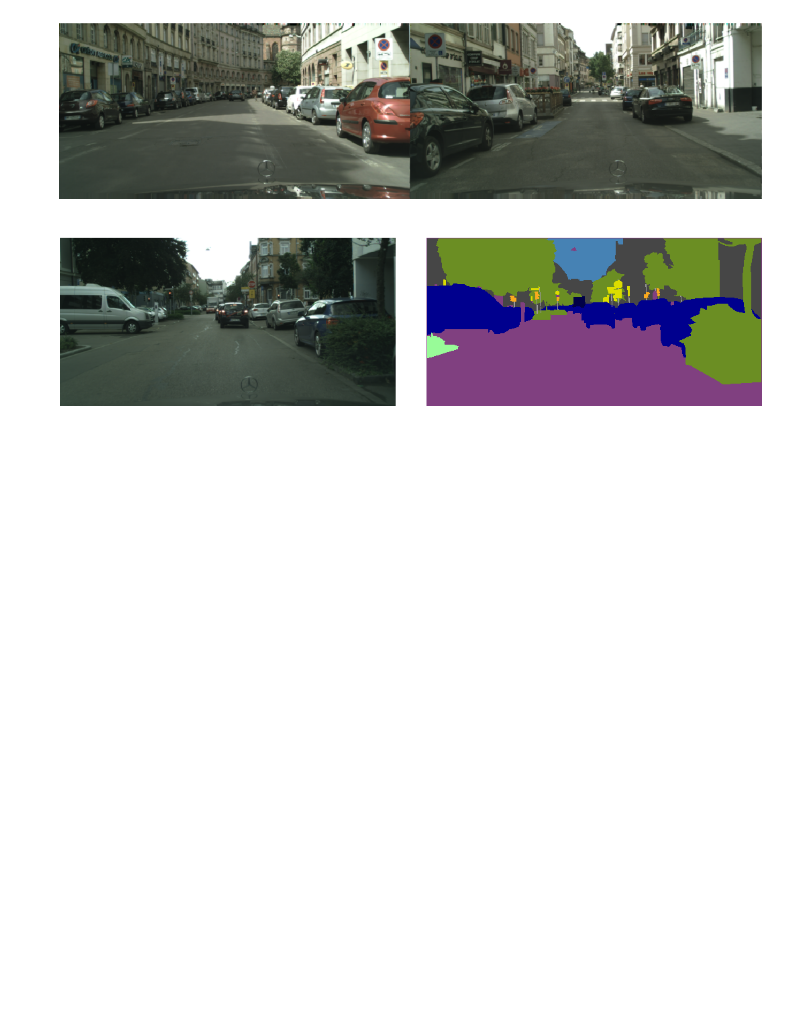
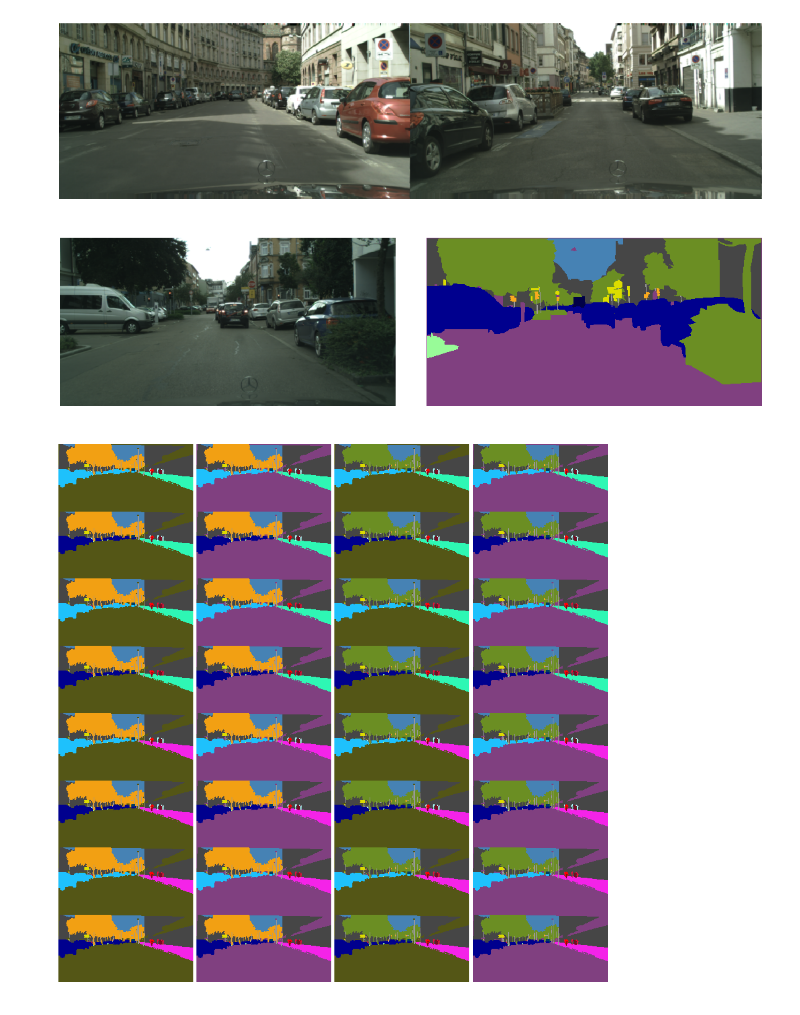
Before and after one commit to EkaterinaGlazkova/ProbabilisticUnet, a Jupyter notebook: Visualizations.ipynb, the cells around one changed output. Cells and saved outputs as stored; diff of their text form; code cells hidden in the pictures; blank space fills up the shorter version.

```diff
--- a/Visualizations.ipynb
+++ b/Visualizations.ipynb
@@ -83,3 +102,24 @@ visualization_utils.show_dataset_random_examples(train_dataset, 2)
 visualization_utils.show_item(train_dataset, 345)
 # %% [output]
 [figure]
+# %%
+s = train_dataset[125][1].squeeze()
+# %%
+res, probs = create_possible_segm_with_probs(s)
+# %%
+from matplotlib import gridspec
+
+cmap = visualization_utils.get_color_map()
+
+cols = 4
+rows = 8
+
+fig = plt.figure(figsize=(cols * 4, rows * 2))
+gs = gridspec.GridSpec(rows, cols, wspace=0.0, hspace=0.0)
+
+for img_num in range(32):
+    ax = plt.subplot(gs[img_num // cols,img_num % cols])
+    ax.axis('off')
+    ax.imshow(visualization_utils.seg_to_rgb(res[img_num], cmap))
+# %% [output]
+[figure, added]
```
Also changed, not shown: parts of 13 cells of this notebook, 3 other files.
